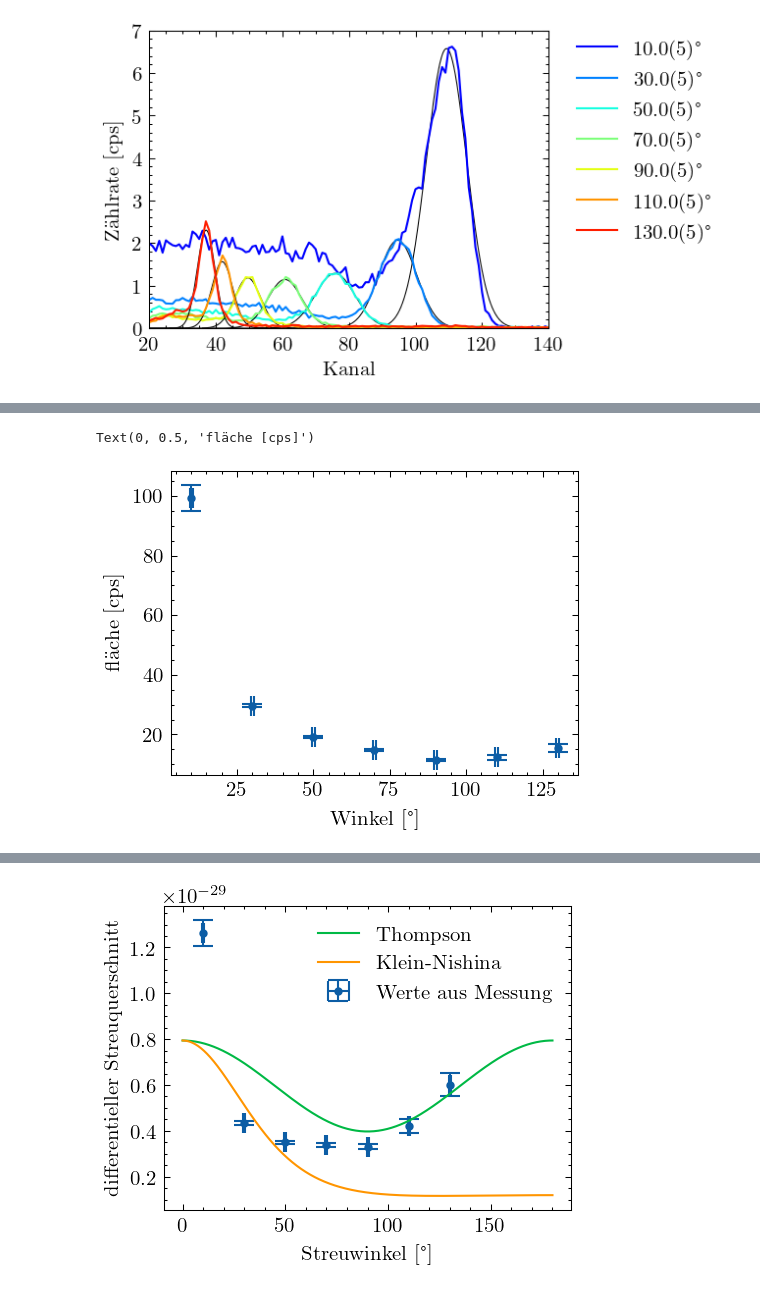
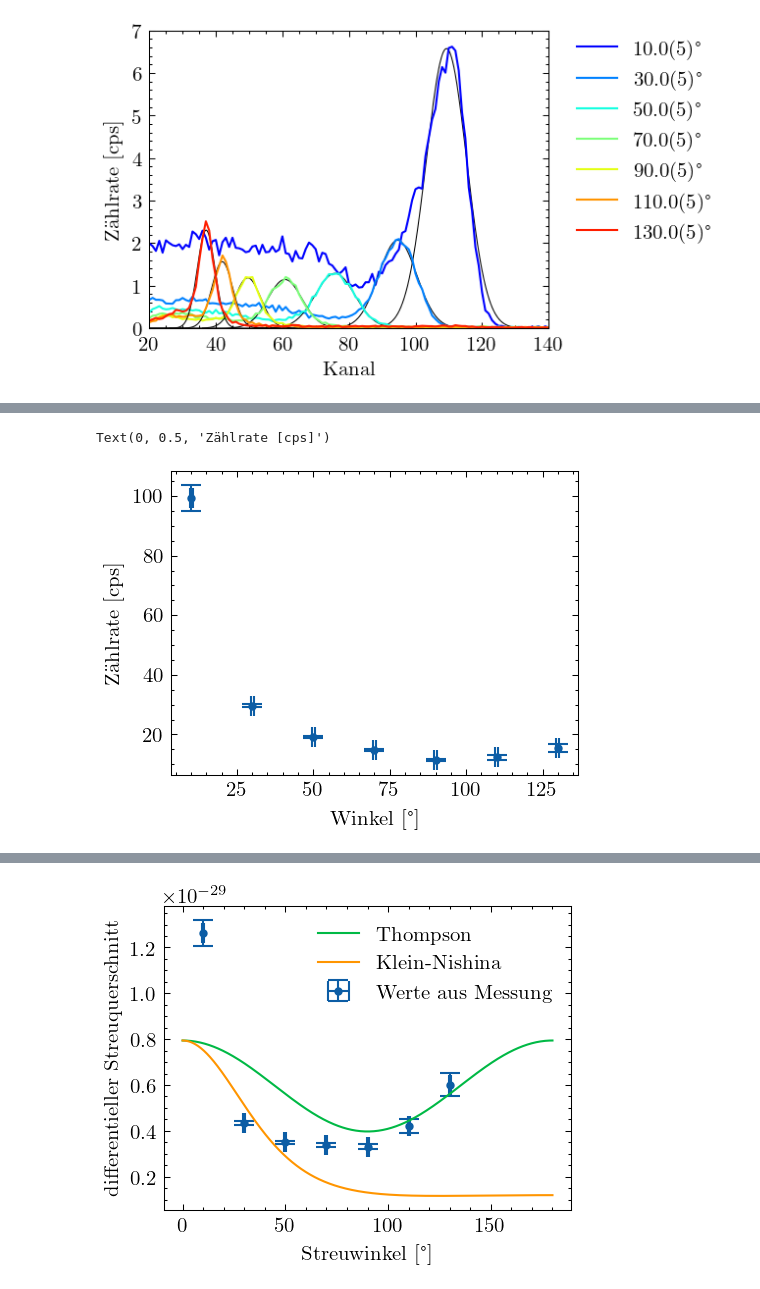
Before and after one commit to emhl/FP1, a Jupyter notebook: Compton.ipynb, the cells around one changed output, grey strips where cells are left out. Drawn from its saved outputs; the diff is of its cells as text; code cells hidden in the pictures.

```diff
--- a/Compton.ipynb
+++ b/Compton.ipynb
@@ -499,3 +499,9 @@ f_{90°)} &= \num{272.2 \pm 0.6} \cdot \exp(-\frac{(\num{272.2 \pm 0.6}-x)^2}{2\
 f_{110°)} &= \num{225.1 \pm 1.0} \cdot \exp(-\frac{(\num{225.1 \pm 1.0}-x)^2}{2\cdot (\num{19.3 \pm 1.0})^2})\\
 f_{130°)} &= \num{195.4 \pm 1.0} \cdot \exp(-\frac{(\num{195.4 \pm 1.0}-x)^2}{2\cdot (\num{16.4 \pm 1.0})^2})\\
 [figure]
+# %%
+print(r"\begin{tabular}{l|l}")
+print(r"Streuwinkel & Energie \\ \hline")
+for w,e in zip(streuwinkel,streu_energies):
+    print(rf"\SI{{{w:L}}}{{\degree}} & \SI{{{e:L}}}{{\kilo\electronvolt}} \\\hline")
+print(r"\end{tabular}")
@@ -540,3 +559,9 @@ f_{90°} &= \num{355.2 \pm 3.3} \cdot \exp(-\frac{(\num{355.2 \pm 3.3}-x)^2}{2\c
 f_{110°} &= \num{370 \pm 4} \cdot \exp(-\frac{(\num{370 \pm 4}-x)^2}{2\cdot (\num{169 \pm 7})^2})\\
 f_{130°} &= \num{433.7 \pm 2.9} \cdot \exp(-\frac{(\num{433.7 \pm 2.9}-x)^2}{2\cdot (\num{181 \pm 5})^2})\\
 [figure]
+# %%
+print(r"\begin{tabular}{l|l}")
+print(r"Winkel & Energie \\ \hline")
+for w,e in zip(electron_angles,electron_energies):
+    print(rf"\SI{{{w:L}}}{{\degree}} & \SI{{{e:L}}}{{\kilo\electronvolt}}\\ \hline")
+print(r"\end{tabular}")
@@ -642,7 +676,7 @@ for w in streuwinkel:
 livetimes = unp.uarray(livetimes,0.05)
 # %%
 streu_querschnitt = []*len(streuwinkel)
-streu_qs_area = []*len(streuwinkel)
+zaehlraten = []*len(streuwinkel)
 plt.figure()
 print('Winkel \t Peak cps')
 # print('Winkel \t Peak cps \t u(Peak) \t Fläche \t u(Fläche)')
@@ -666,8 +700,8 @@ for i in range(len(streu_data)):
         # plt.scatter(c[0],gauss(c[0],*c),c='k',s=10)
         plt.plot(x,y, label=f'{streuwinkel[i]:S}°',color=mapcolors(len(streu_data))[i])
 
-    streu_querschnitt = np.append(streu_querschnitt, np.sum(y[peak-5:peak+7]))
-    streu_qs_area = np.append(streu_qs_area, gauss_area(uf(c[1],perr[1]),uf(c[2],perr[2])))
+    # streu_querschnitt = np.append(streu_querschnitt, np.sum(y[peak-5:peak+7]))
+    zaehlraten = np.append(zaehlraten, gauss_area(uf(c[1],perr[1]),uf(c[2],perr[2])))
 plt.legend(bbox_to_anchor=(1.05, 1), loc='upper left', borderaxespad=0., ncol=1)
 plt.ylim(0,7)
 plt.xlim(20,140)
@@ -691,7 +742,7 @@ Winkel   Peak cps
 # %%
-plt.errorbar(nv(streuwinkel[1:]),nv(streu_qs_area[1:]),sd(streu_qs_area[1:]),sd(streuwinkel[1:]),fmt='.',label='data')
+plt.errorbar(nv(streuwinkel[1:]),nv(zaehlraten[1:]),sd(zaehlraten[1:]),sd(streuwinkel[1:]),fmt='.',label='data')
 plt.xlabel('Winkel [°]')
-plt.ylabel('fläche [cps]')
+plt.ylabel('Zählrate [cps]')
 # %% [output]
-Text(0, 0.5, 'fläche [cps]')
+Text(0, 0.5, 'Zählrate [cps]')
-[figure, old version]
+[figure, new version]
```
Also changed, not shown: parts of 8 cells of this notebook.
